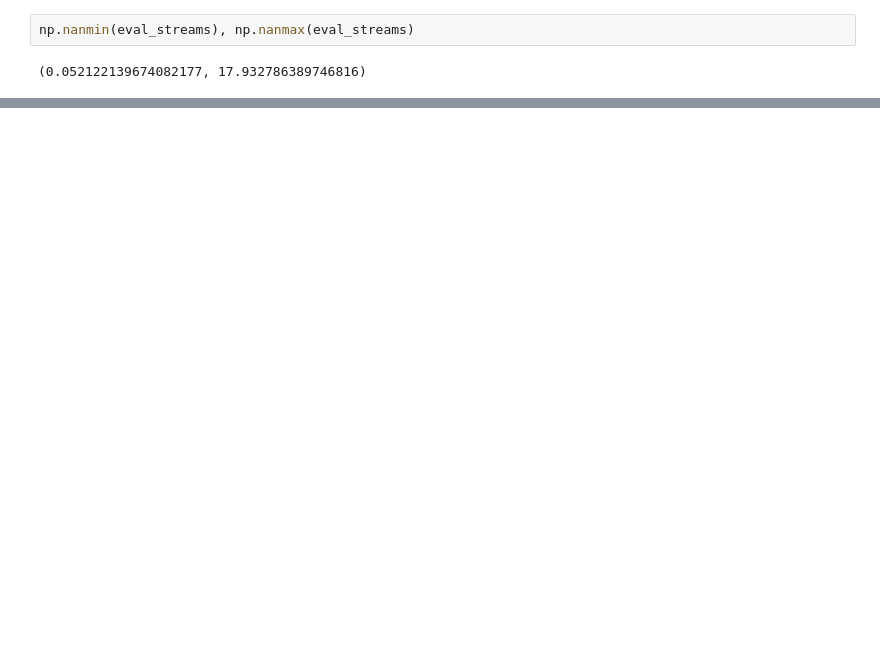
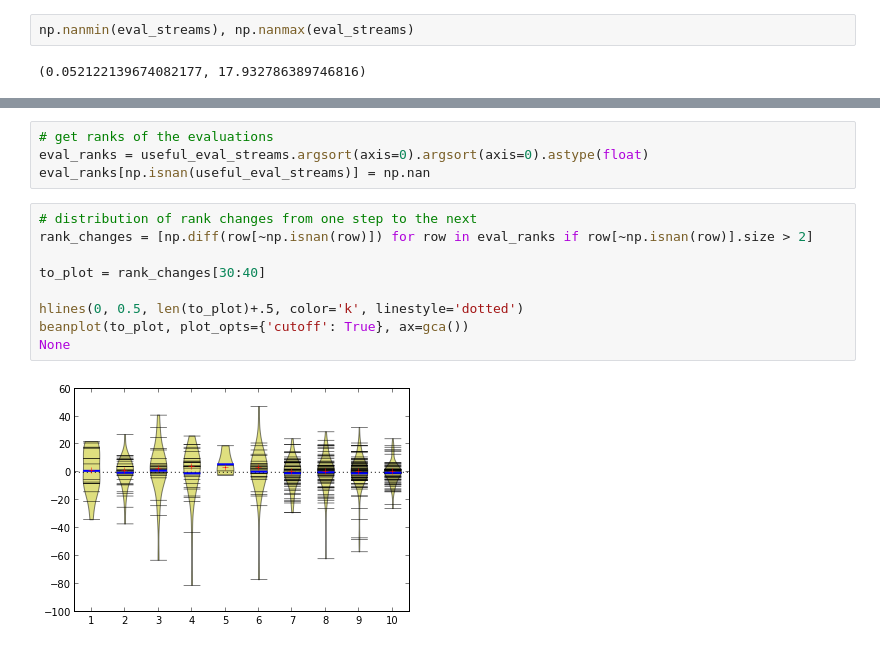
Before and after one commit to autonlab/active-matrix-factorization, a Jupyter notebook: evaluations over time.ipynb, the cells around one changed output, grey strips where cells are left out. Saved outputs shown, nothing was run; the diff lists cells and outputs as text; blank space fills up the shorter version.

```diff
--- a/evaluations over time.ipynb
+++ b/evaluations over time.ipynb
@@ -45,0 +59,15 @@ for filename in glob('results/10x10_discrete2_d2/run*/results_stan_s10000_nolook
+# %%
+# get ranks of the evaluations
+eval_ranks = useful_eval_streams.argsort(axis=0).argsort(axis=0).astype(float)
+eval_ranks[np.isnan(useful_eval_streams)] = np.nan
+# %%
+# distribution of rank changes from one step to the next
+rank_changes = [np.diff(row[~np.isnan(row)]) for row in eval_ranks if row[~np.isnan(row)].size > 2]
+
+to_plot = rank_changes[30:40]
+
+hlines(0, 0.5, len(to_plot)+.5, color='k', linestyle='dotted')
+beanplot(to_plot, plot_opts={'cutoff': True}, ax=gca())
+None
+# %% [output]
+[figure, added]
```
Also changed, not shown: parts of 12 cells of this notebook.
